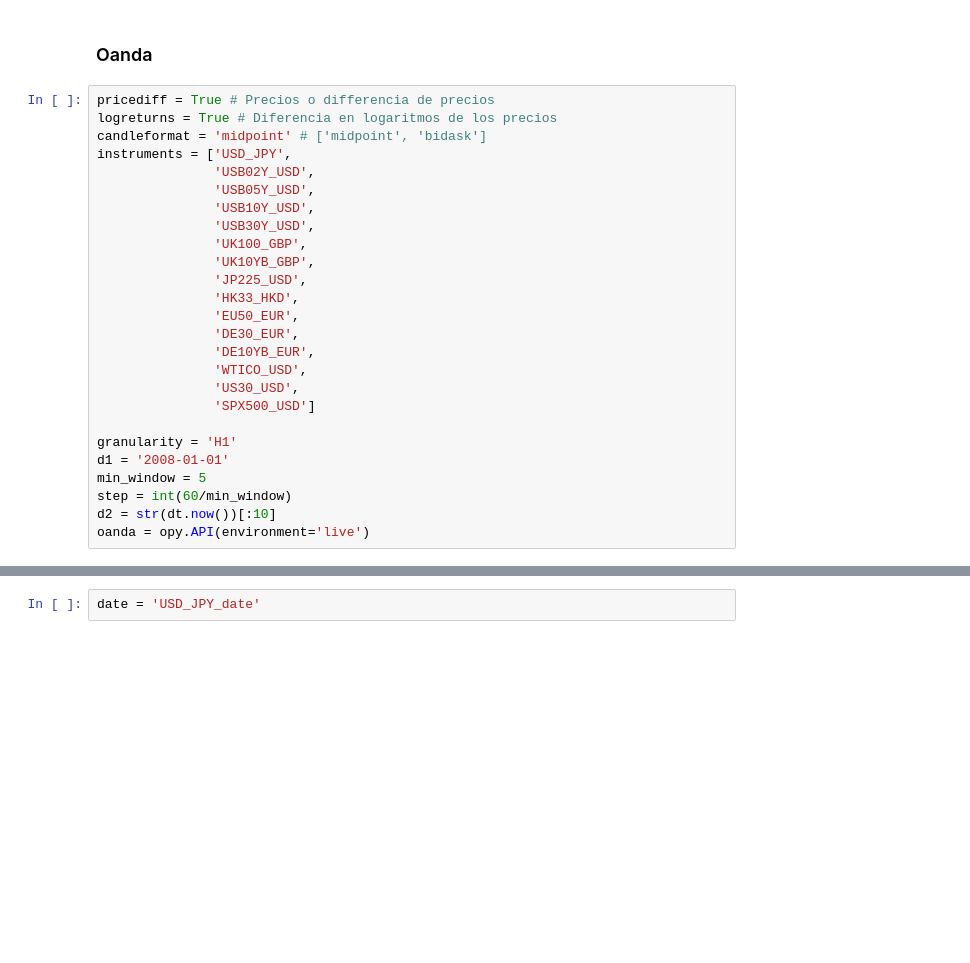
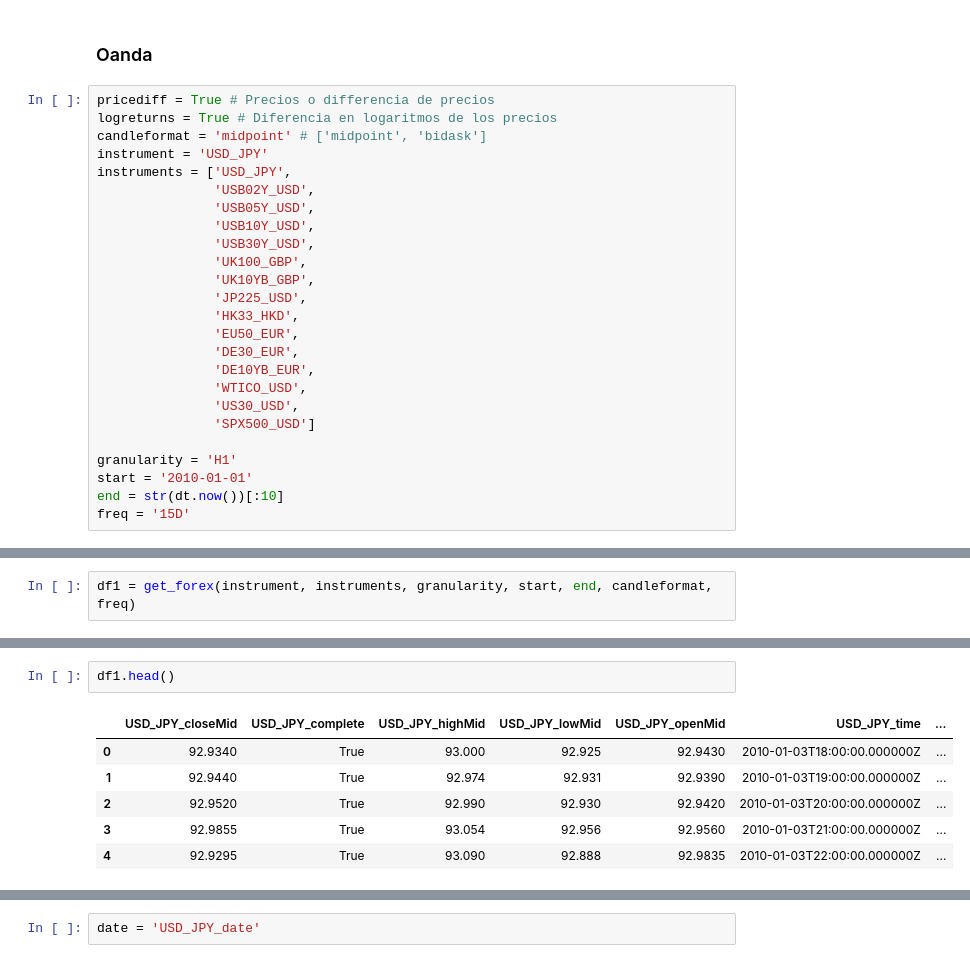
Before and after one commit to FranSerr/stock_prophets, a Jupyter notebook: Notebooks/FX3.ipynb, the cells around one changed output, grey strips where cells are left out. Drawn from its saved outputs; the diff is of its cells as text; blank space fills up the shorter version.

```diff
--- a/Notebooks/FX3.ipynb
+++ b/Notebooks/FX3.ipynb
@@ -22,6 +22,7 @@ Extraemos datos de precios (Oanda) para el instrumento que elijamos y de twitter
 pricediff = True # Precios o differencia de precios
 logreturns = True # Diferencia en logaritmos de los precios
 candleformat = 'midpoint' # ['midpoint', 'bidask']
+instrument = 'USD_JPY'
 instruments = ['USD_JPY',
                'USB02Y_USD',
                'USB05Y_USD',
@@ -39,9 +40,7 @@ instruments = ['USD_JPY',
                'SPX500_USD']
 
 granularity = 'H1'
-d1 = '2008-01-01'
-min_window = 5
-step = int(60/min_window)
-d2 = str(dt.now())[:10]
-oanda = opy.API(environment='live')
+start = '2010-01-01'
+end = str(dt.now())[:10]
+freq = '15D'
 # %%
@@ -126,0 +104,2 @@ for i in instruments[1:]:
+# %%
+df1 = get_forex(instrument, instruments, granularity, start, end, candleformat, freq)
@@ -126,0 +138,9 @@ for i in instruments[1:]:
+# %%
+df1.head()
+# %% [output]
+|  | USD_JPY_closeMid | USD_JPY_complete | USD_JPY_highMid | USD_JPY_lowMid | USD_JPY_openMid | USD_JPY_time | ... |
+| 0 | 92.9340 | True | 93.000 | 92.925 | 92.9430 | 2010-01-03T18:00:00.000000Z | ... |
+| 1 | 92.9440 | True | 92.974 | 92.931 | 92.9390 | 2010-01-03T19:00:00.000000Z | ... |
+| 2 | 92.9520 | True | 92.990 | 92.930 | 92.9420 | 2010-01-03T20:00:00.000000Z | ... |
+| 3 | 92.9855 | True | 93.054 | 92.956 | 92.9560 | 2010-01-03T21:00:00.000000Z | ... |
+| 4 | 92.9295 | True | 93.090 | 92.888 | 92.9835 | 2010-01-03T22:00:00.000000Z | ... |
```
Also changed, not shown: parts of 27 cells of this notebook.
